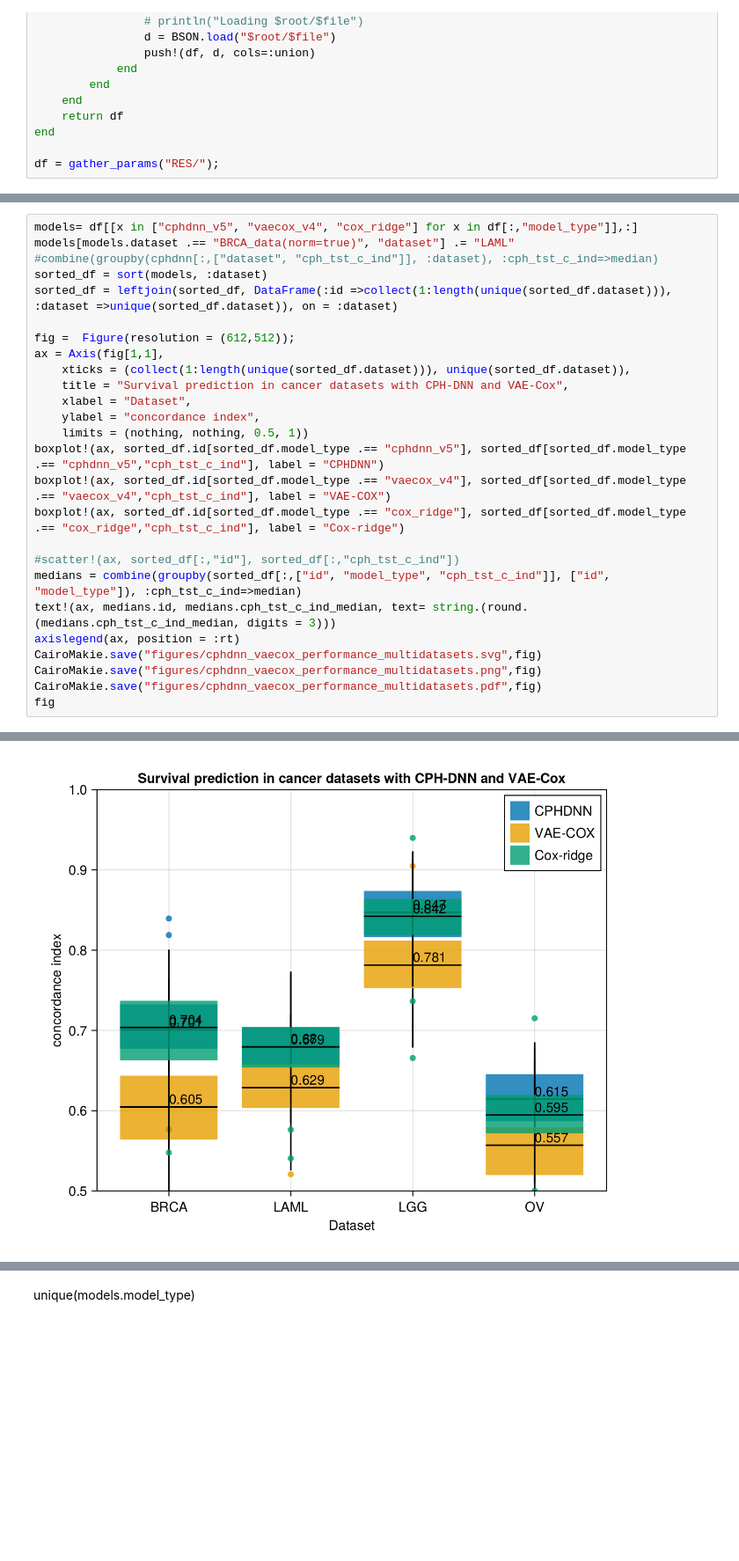
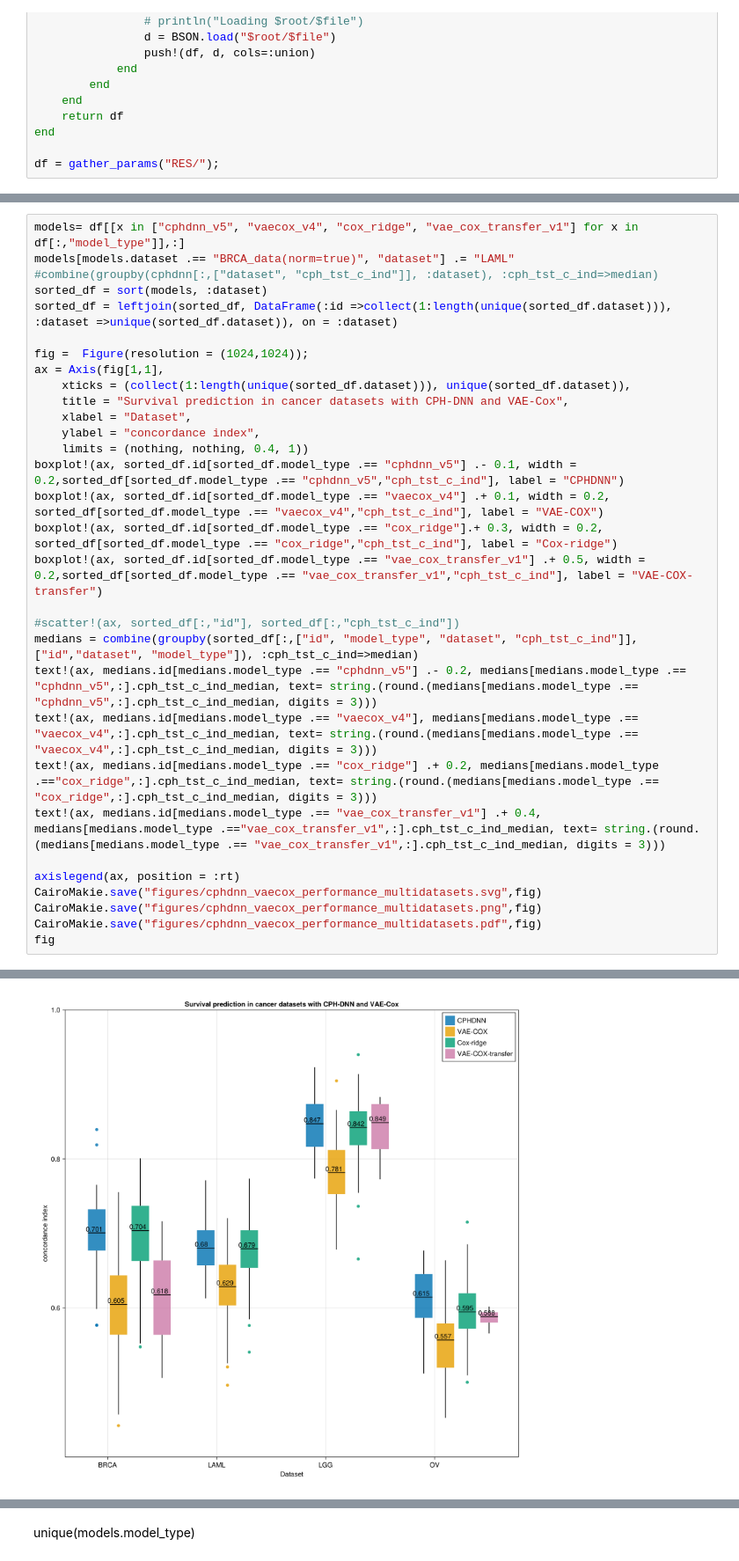
Before and after one commit to lemieux-lab/vae_cox, a Jupyter notebook: VAE_cox.ipynb, the cells around one changed output, grey strips where cells are left out. Shown: that part at 88% size. Saved outputs shown, nothing was run; the diff lists cells and outputs as text; blank space fills up the shorter version.

```diff
--- a/VAE_cox.ipynb
+++ b/VAE_cox.ipynb
@@ -459,30 +445,35 @@ df
 # %%
-models= df[[x in ["cphdnn_v5", "vaecox_v4", "cox_ridge"] for x in df[:,"model_type"]],:]
+models= df[[x in ["cphdnn_v5", "vaecox_v4", "cox_ridge", "vae_cox_transfer_v1"] for x in df[:,"model_type"]],:]
 models[models.dataset .== "BRCA_data(norm=true)", "dataset"] .= "LAML"
 #combine(groupby(cphdnn[:,["dataset", "cph_tst_c_ind"]], :dataset), :cph_tst_c_ind=>median)
 sorted_df = sort(models, :dataset)
 sorted_df = leftjoin(sorted_df, DataFrame(:id =>collect(1:length(unique(sorted_df.dataset))), :dataset =>unique(sorted_df.dataset)), on = :dataset)
 
-fig =  Figure(resolution = (612,512));
+fig =  Figure(resolution = (1024,1024));
 ax = Axis(fig[1,1],
     xticks = (collect(1:length(unique(sorted_df.dataset))), unique(sorted_df.dataset)),
     title = "Survival prediction in cancer datasets with CPH-DNN and VAE-Cox",
     xlabel = "Dataset",
     ylabel = "concordance index",
-    limits = (nothing, nothing, 0.5, 1))
-boxplot!(ax, sorted_df.id[sorted_df.model_type .== "cphdnn_v5"], sorted_df[sorted_df.model_type .== "cphdnn_v5","cph_tst_c_ind"], label = "CPHDNN")
-boxplot!(ax, sorted_df.id[sorted_df.model_type .== "vaecox_v4"], sorted_df[sorted_df.model_type .== "vaecox_v4","cph_tst_c_ind"], label = "VAE-COX")
-boxplot!(ax, sorted_df.id[sorted_df.model_type .== "cox_ridge"], sorted_df[sorted_df.model_type .== "cox_ridge","cph_tst_c_ind"], label = "Cox-ridge")
+    limits = (nothing, nothing, 0.4, 1))
+boxplot!(ax, sorted_df.id[sorted_df.model_type .== "cphdnn_v5"] .- 0.1, width = 0.2,sorted_df[sorted_df.model_type .== "cphdnn_v5","cph_tst_c_ind"], label = "CPHDNN")
+boxplot!(ax, sorted_df.id[sorted_df.model_type .== "vaecox_v4"] .+ 0.1, width = 0.2, sorted_df[sorted_df.model_type .== "vaecox_v4","cph_tst_c_ind"], label = "VAE-COX")
+boxplot!(ax, sorted_df.id[sorted_df.model_type .== "cox_ridge"].+ 0.3, width = 0.2, sorted_df[sorted_df.model_type .== "cox_ridge","cph_tst_c_ind"], label = "Cox-ridge")
+boxplot!(ax, sorted_df.id[sorted_df.model_type .== "vae_cox_transfer_v1"] .+ 0.5, width = 0.2,sorted_df[sorted_df.model_type .== "vae_cox_transfer_v1","cph_tst_c_ind"], label = "VAE-COX-transfer")
 
 #scatter!(ax, sorted_df[:,"id"], sorted_df[:,"cph_tst_c_ind"])
-medians = combine(groupby(sorted_df[:,["id", "model_type", "cph_tst_c_ind"]], ["id", "model_type"]), :cph_tst_c_ind=>median)
-text!(ax, medians.id, medians.cph_tst_c_ind_median, text= string.(round.(medians.cph_tst_c_ind_median, digits = 3)))
+medians = combine(groupby(sorted_df[:,["id", "model_type", "dataset", "cph_tst_c_ind"]], ["id","dataset", "model_type"]), :cph_tst_c_ind=>median)
+text!(ax, medians.id[medians.model_type .== "cphdnn_v5"] .- 0.2, medians[medians.model_type .== "cphdnn_v5",:].cph_tst_c_ind_median, text= string.(round.(medians[medians.model_type .== "cphdnn_v5",:].cph_tst_c_ind_median, digits = 3)))
+text!(ax, medians.id[medians.model_type .== "vaecox_v4"], medians[medians.model_type .== "vaecox_v4",:].cph_tst_c_ind_median, text= string.(round.(medians[medians.model_type .== "vaecox_v4",:].cph_tst_c_ind_median, digits = 3)))
+text!(ax, medians.id[medians.model_type .== "cox_ridge"] .+ 0.2, medians[medians.model_type .=="cox_ridge",:].cph_tst_c_ind_median, text= string.(round.(medians[medians.model_type .== "cox_ridge",:].cph_tst_c_ind_median, digits = 3)))
+text!(ax, medians.id[medians.model_type .== "vae_cox_transfer_v1"] .+ 0.4, medians[medians.model_type .=="vae_cox_transfer_v1",:].cph_tst_c_ind_median, text= string.(round.(medians[medians.model_type .== "vae_cox_transfer_v1",:].cph_tst_c_ind_median, digits = 3)))
+
 axislegend(ax, position = :rt)
 CairoMakie.save("figures/cphdnn_vaecox_performance_multidatasets.svg",fig)
 CairoMakie.save("figures/cphdnn_vaecox_performance_multidatasets.png",fig)
 CairoMakie.save("figures/cphdnn_vaecox_performance_multidatasets.pdf",fig)
 fig
 # %% [output]
 ┌ Warning: Found `resolution` in the theme when creating a `Scene`. The `resolution` keyword for `Scene`s and `Figure`s has been deprecated. Use `Figure(; size = ...` or `Scene(; size = ...)` instead, ...
 └ @ Makie /u/sauves/.local/share/julia_GenuineIntel/packages/Makie/fyNiH/src/scenes.jl:220
-[figure, old version]
+[figure, new version]
```
Also changed, not shown: parts of 2 cells of this notebook, 3 other files.
